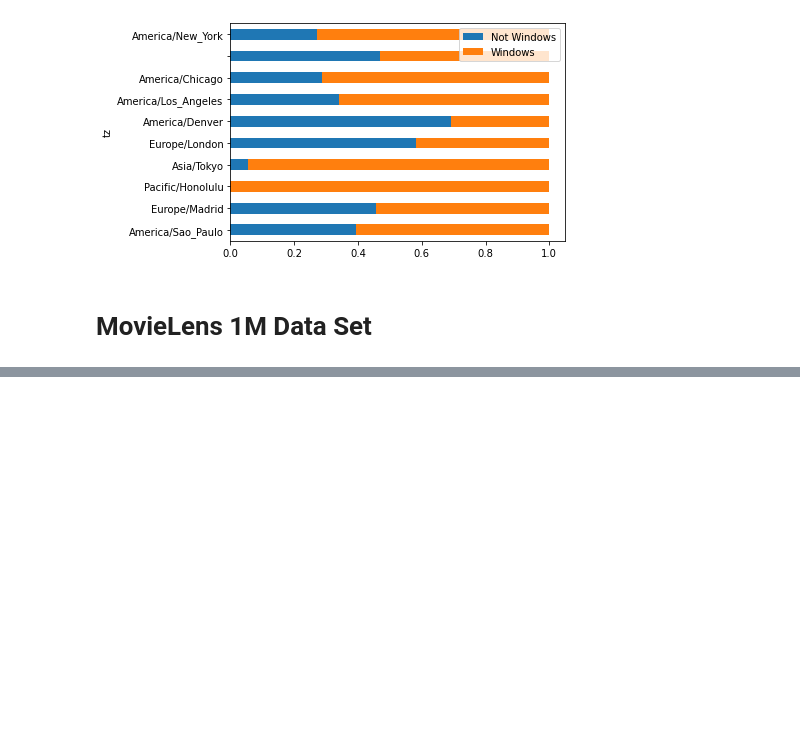
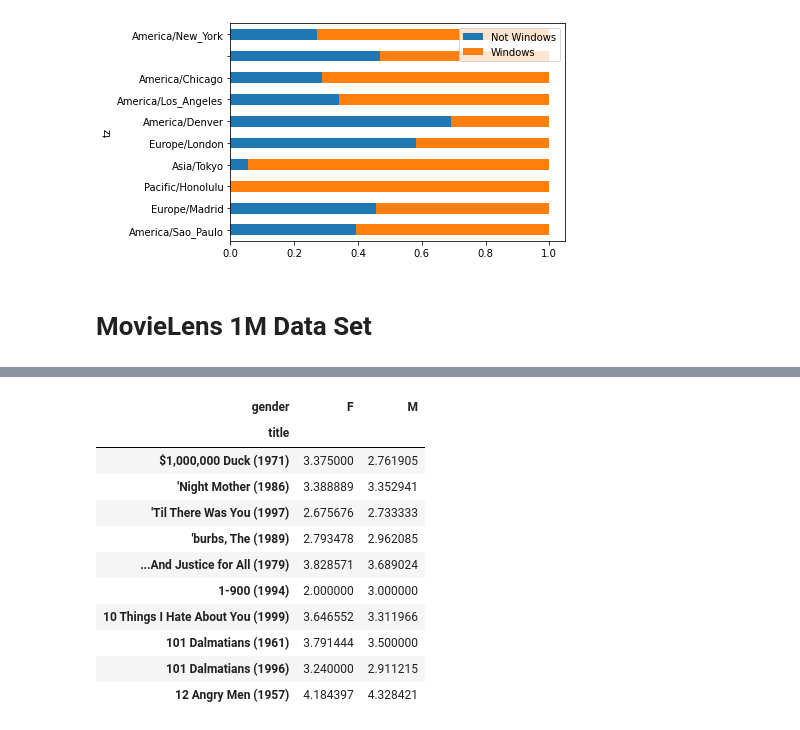
Before and after one commit to steingartpeter/ANACONDA, a Jupyter notebook: wes_mck_pyt_data.ipynb, the cells around one changed output, grey strips where cells are left out. Drawn from its saved outputs; the diff is of its cells as text; code cells hidden in the pictures; blank space fills up the shorter version.

```diff
--- a/wes_mck_pyt_data.ipynb
+++ b/wes_mck_pyt_data.ipynb
@@ -5,6 +5,10 @@ import numpy as np
 import pandas as pd
 import matplotlib.pyplot as plt
 path = 'usagov_bitly_data2012-03-16-1331923249.txt'
+path_m = '/home/blaise/CODE/ANACONDA/DATA/movielens/movies.dat'
+path_r = '/home/blaise/CODE/ANACONDA/DATA/movielens/ratings.dat'
+path_u = '/home/blaise/CODE/ANACONDA/DATA/movielens/users.dat'
+
 #open(path).readline()
 #print(path)
 # %%
@@ -269,0 +276,9 @@ normed_subset.plot(kind='barh',stacked=True)
+# %%
+# Now we will read data with pandas read_atble method!
+unames = ['user_id','gender','age','occupation','zip']
+users = pd.read_table(path_u,sep="::",header=None,names=unames,engine='python')
+# %%
+rnames = ['user_id','movie_id','rating','timestamp']
+ratings = pd.read_table(path_r,sep="::",header=None,names=rnames,engine='python')
+mnames = ['movie_id','title','genre']
+movies = pd.read_table(path_m,sep="::",header=None,names=mnames,engine='python')
@@ -269,0 +289,4 @@ normed_subset.plot(kind='barh',stacked=True)
+# %%
+# It is probleatic to find descriptive indicators in 3 separated table, so =>
+# => merge() them!
+data = pd.merge(pd.merge(ratings,users),movies)
@@ -269,0 +307,16 @@ normed_subset.plot(kind='barh',stacked=True)
+# %%
+mean_ratings = data.pivot_table('rating',index='title',columns='gender',aggfunc='mean')
+mean_ratings[:10]
+# %% [output]
+| gender | F | M |
+| title |  |  |
+| $1,000,000 Duck (1971) | 3.375000 | 2.761905 |
+| 'Night Mother (1986) | 3.388889 | 3.352941 |
+| 'Til There Was You (1997) | 2.675676 | 2.733333 |
+| 'burbs, The (1989) | 2.793478 | 2.962085 |
+| ...And Justice for All (1979) | 3.828571 | 3.689024 |
+| 1-900 (1994) | 2.000000 | 3.000000 |
+| 10 Things I Hate About You (1999) | 3.646552 | 3.311966 |
+| 101 Dalmatians (1961) | 3.791444 | 3.500000 |
+| 101 Dalmatians (1996) | 3.240000 | 2.911215 |
+| 12 Angry Men (1957) | 4.184397 | 4.328421 |
```
Also changed, not shown: parts of 18 cells of this notebook, 4 other files.
